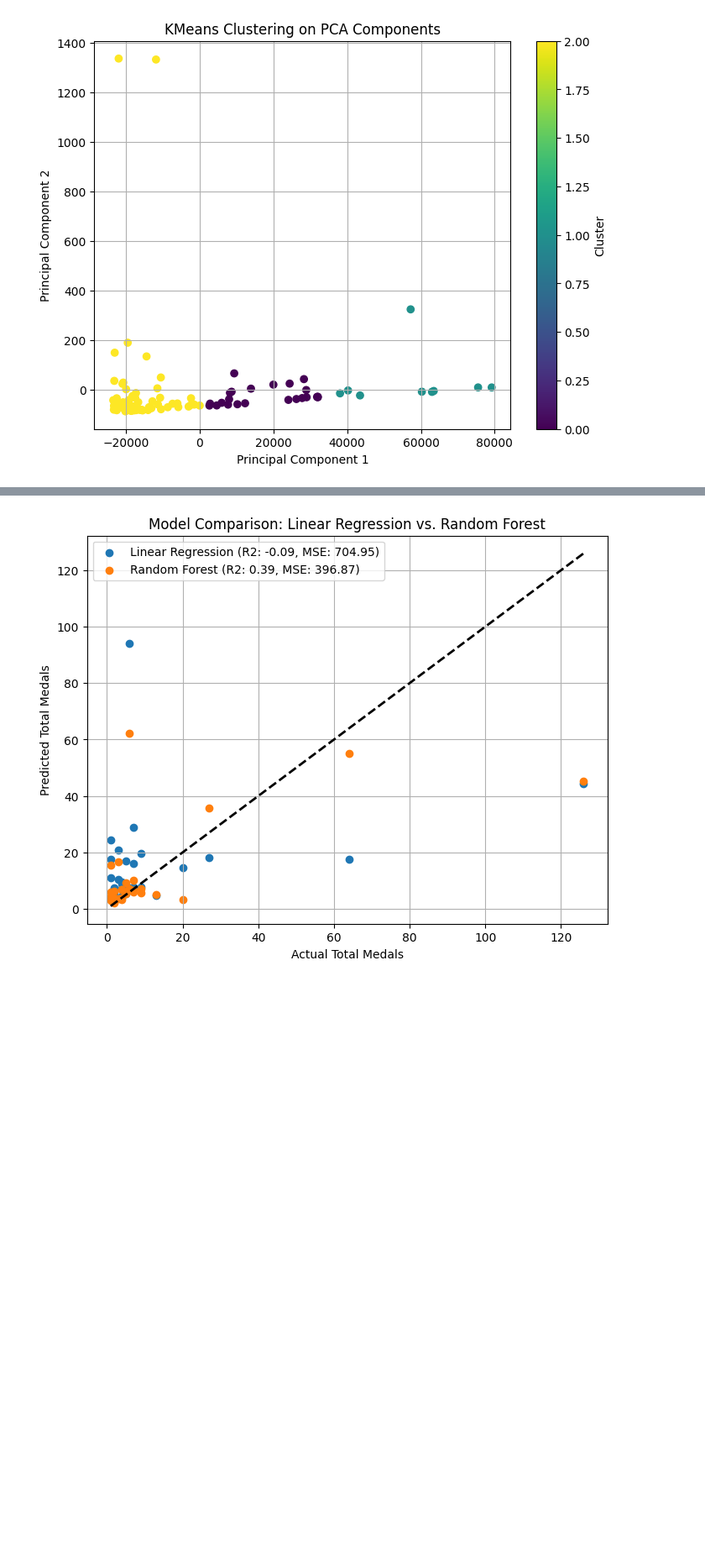
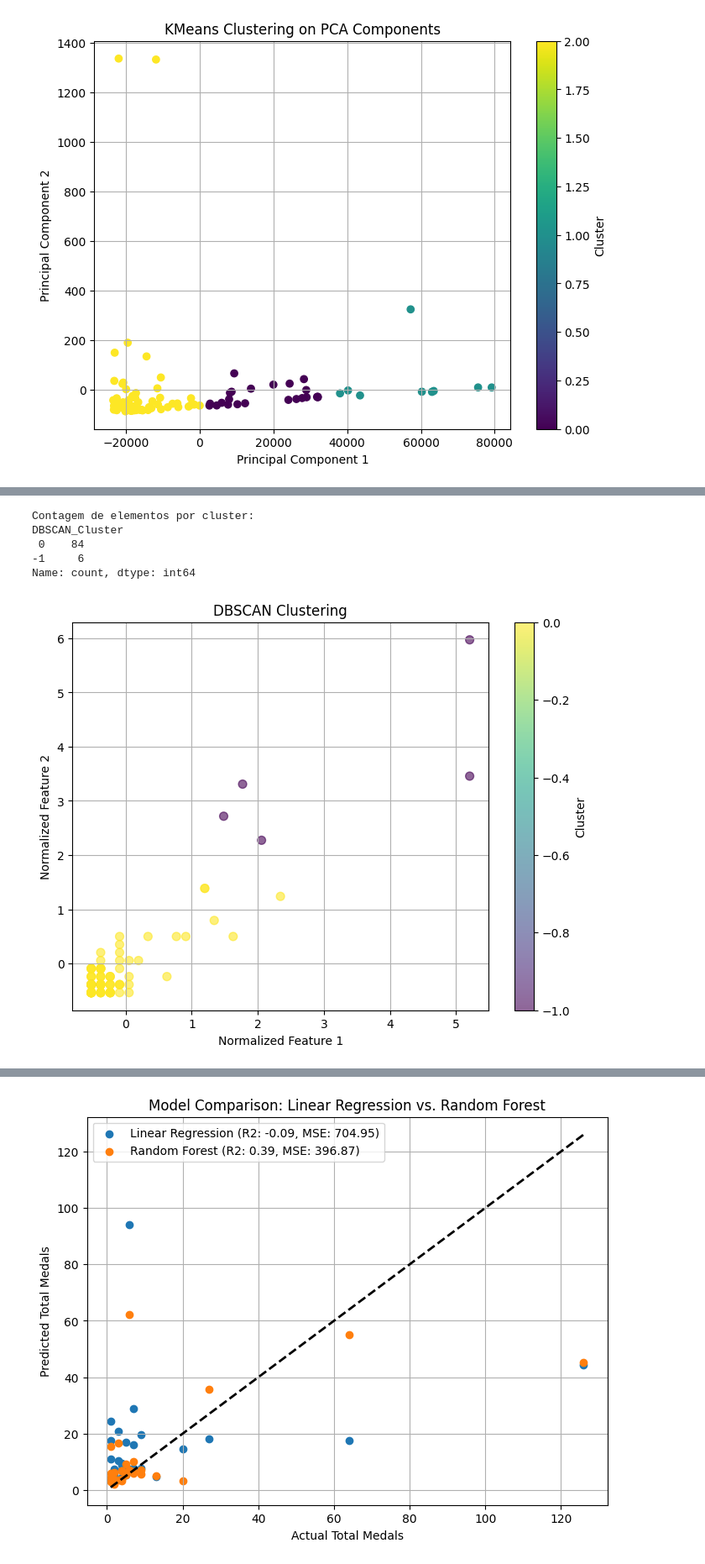
Before and after one commit to Bmartins25/Mineracao_de_dados_and_LLM_UFMG, a Jupyter notebook: TP2_Disciplina_Mineracao_Dados.ipynb, the cells around one changed output, grey strips where cells are left out. Shown: that part at 84% size. Cells and saved outputs as stored; diff of their text form; code cells hidden in the pictures; blank space fills up the shorter version.

```diff
--- a/TP2_Disciplina_Mineracao_Dados.ipynb
+++ b/TP2_Disciplina_Mineracao_Dados.ipynb
@@ -210,0 +215,4 @@ Parte da atividade do TP3 - Análise com LLM e algoritmos de Machine Learning -
+# %%
+# Aplicação do DBSCAN
+dbscan = DBSCAN(eps=1.5, min_samples=5)
+clusters = dbscan.fit_predict(numeric_data_scaled)
@@ -210,0 +230,26 @@ Parte da atividade do TP3 - Análise com LLM e algoritmos de Machine Learning -
+# %%
+# Contagem de elementos em cada cluster
+cluster_counts = data['DBSCAN_Cluster'].value_counts()
+print("Contagem de elementos por cluster:")
+print(cluster_counts)
+# %% [output]
+Contagem de elementos por cluster:
+DBSCAN_Cluster
+ 0    84
+-1     6
+Name: count, dtype: int64
+# %%
+# Visualização do clustering
+plt.figure(figsize=(8, 6))
+plt.scatter(
+    numeric_data_scaled[:, 0], numeric_data_scaled[:, 1],
+    c=clusters, cmap='viridis', s=50, alpha=0.6
+)
+plt.title('DBSCAN Clustering')
+plt.xlabel('Normalized Feature 1')
+plt.ylabel('Normalized Feature 2')
+plt.colorbar(label='Cluster')
+plt.grid(True)
+plt.show()
+# %% [output]
+[figure, added]
```
Also changed, not shown: parts of 12 cells of this notebook.
